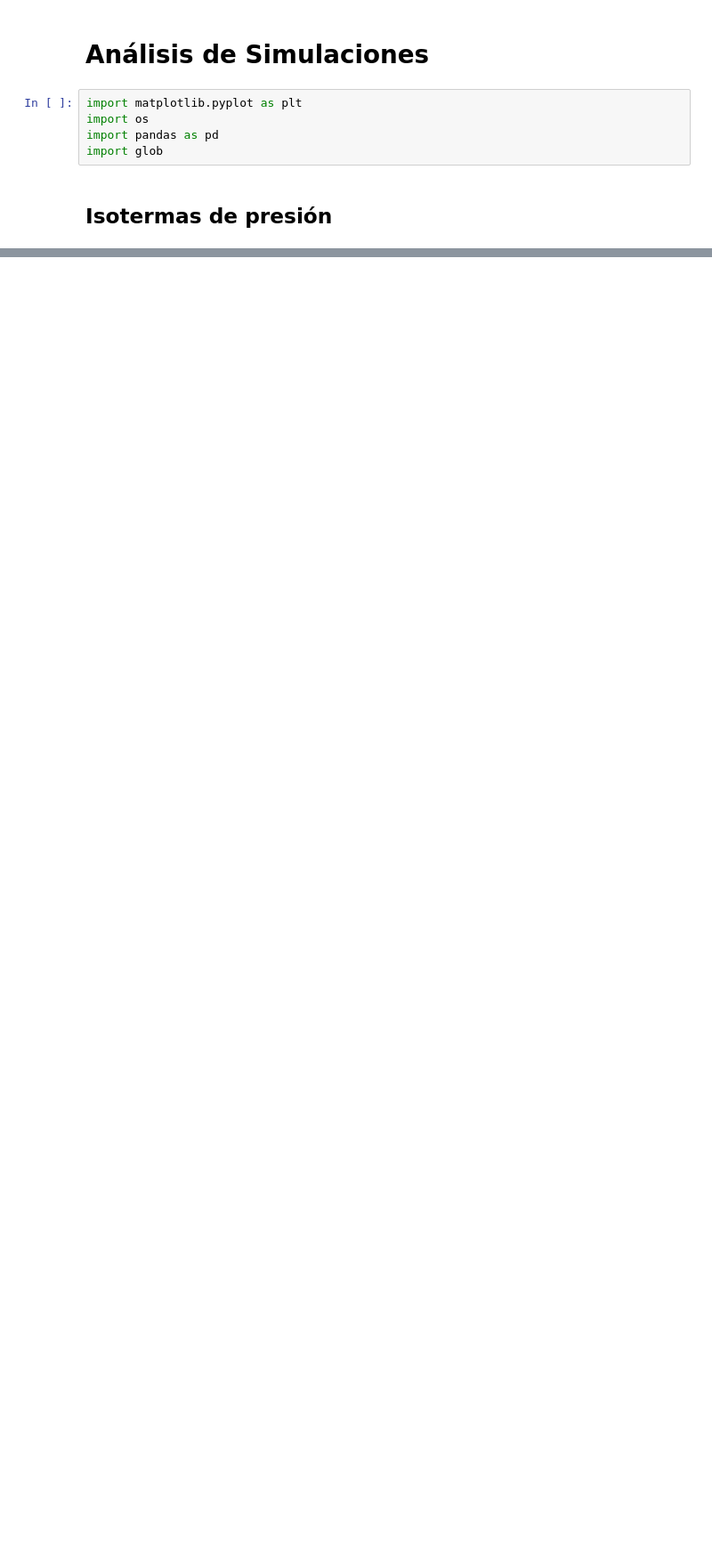
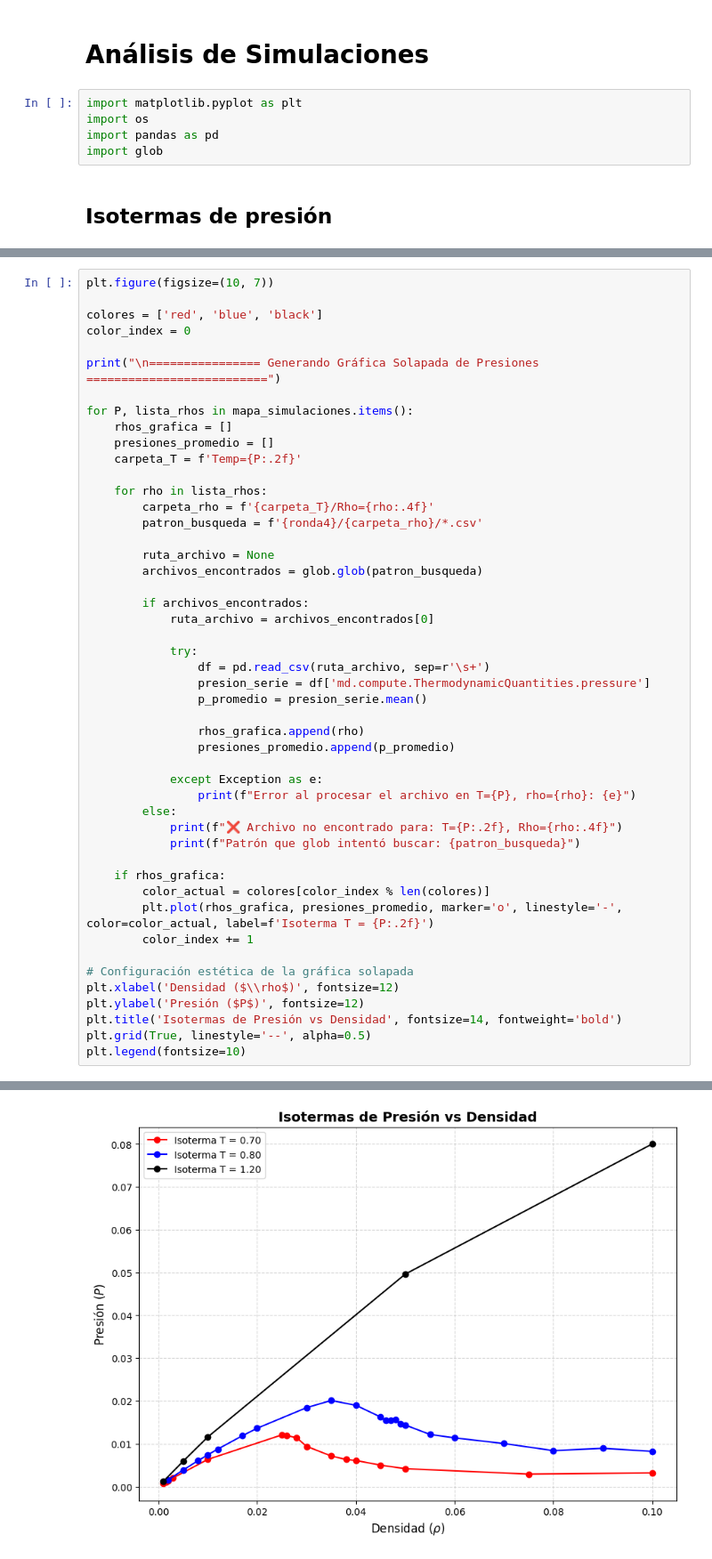
Before and after one commit to FabioNH86/Molecular-Dinamics, a Jupyter notebook: Capacidad_calorífica.ipynb, the cells around one changed output, grey strips where cells are left out. Shown at 89% size. Cells and saved outputs as stored; diff of their text form; blank space fills up the shorter version.

```diff
--- a/Capacidad_calorífica.ipynb
+++ b/Capacidad_calorífica.ipynb
@@ -205,3 +206,52 @@ La capacidad calorifica es: 28116.822052861993
 La capacidad calorifica es: 8676.351412535081
 ✅ Gráfica de Cv guardada para T=1.20 en: /run/media/fabio-noriega/Almacen_Fabio/Simulaciones/Resultados/Isotermas/Ronda_4/capacidad_calorifica_T_1.20.png
 [figure]
+# %%
+plt.figure(figsize=(10, 7))
+
+colores = ['red', 'blue', 'black']
+color_index = 0
+
+print("\n================ Generando Gráfica Solapada de Presiones ==========================")
+
+for P, lista_rhos in mapa_simulaciones.items():
+    rhos_grafica = []
+    presiones_promedio = []
+    carpeta_T = f'Temp={P:.2f}'
+
+    for rho in lista_rhos:
+        carpeta_rho = f'{carpeta_T}/Rho={rho:.4f}'
+        patron_busqueda = f'{ronda4}/{carpeta_rho}/*.csv'
+
+        ruta_archivo = None
+        archivos_encontrados = glob.glob(patron_busqueda)
+
+        if archivos_encontrados:
+            ruta_archivo = archivos_encontrados[0]
+
+            try:
+                df = pd.read_csv(ruta_archivo, sep=r'\s+')
+                presion_serie = df['md.compute.ThermodynamicQuantities.pressure']
+                p_promedio = presion_serie.mean()
+
+                rhos_grafica.append(rho)
+                presiones_promedio.append(p_promedio)
+
+            except Exception as e:
+                print(f"Error al procesar el archivo en T={P}, rho={rho}: {e}")
+        else:
+            print(f"❌ Archivo no encontrado para: T={P:.2f}, Rho={rho:.4f}")
+            print(f"Patrón que glob intentó buscar: {patron_busqueda}")
+
+    if rhos_grafica:
+        color_actual = colores[color_index % len(colores)]
+        plt.plot(rhos_grafica, presiones_promedio, marker='o', linestyle='-', color=color_actual, label=f'Isoterma T = {P:.2f}')
+        color_index += 1
+
+# Configuración estética de la gráfica solapada
+plt.xlabel('Densidad ($\\rho$)', fontsize=12)
+plt.ylabel('Presión ($P$)', fontsize=12)
+plt.title('Isotermas de Presión vs Densidad', fontsize=14, fontweight='bold')
+plt.grid(True, linestyle='--', alpha=0.5)
+plt.legend(fontsize=10)
+# %% [output]
@@ -208,3 +270,4 @@ La capacidad calorifica es: 8676.351412535081
+[figure, added]
 # %%
 plt.figure(figsize=(10, 7))
 
```
Also changed, not shown: parts of 4 cells of this notebook.
